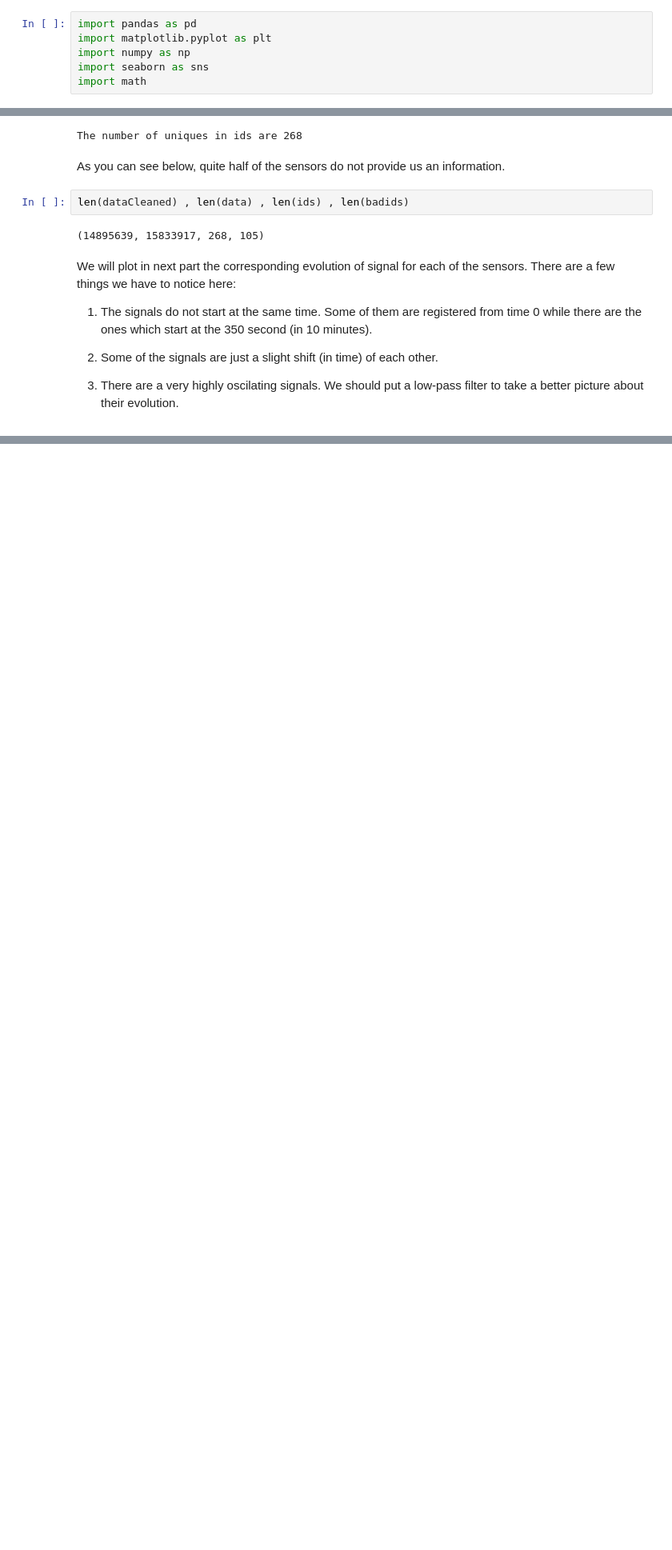
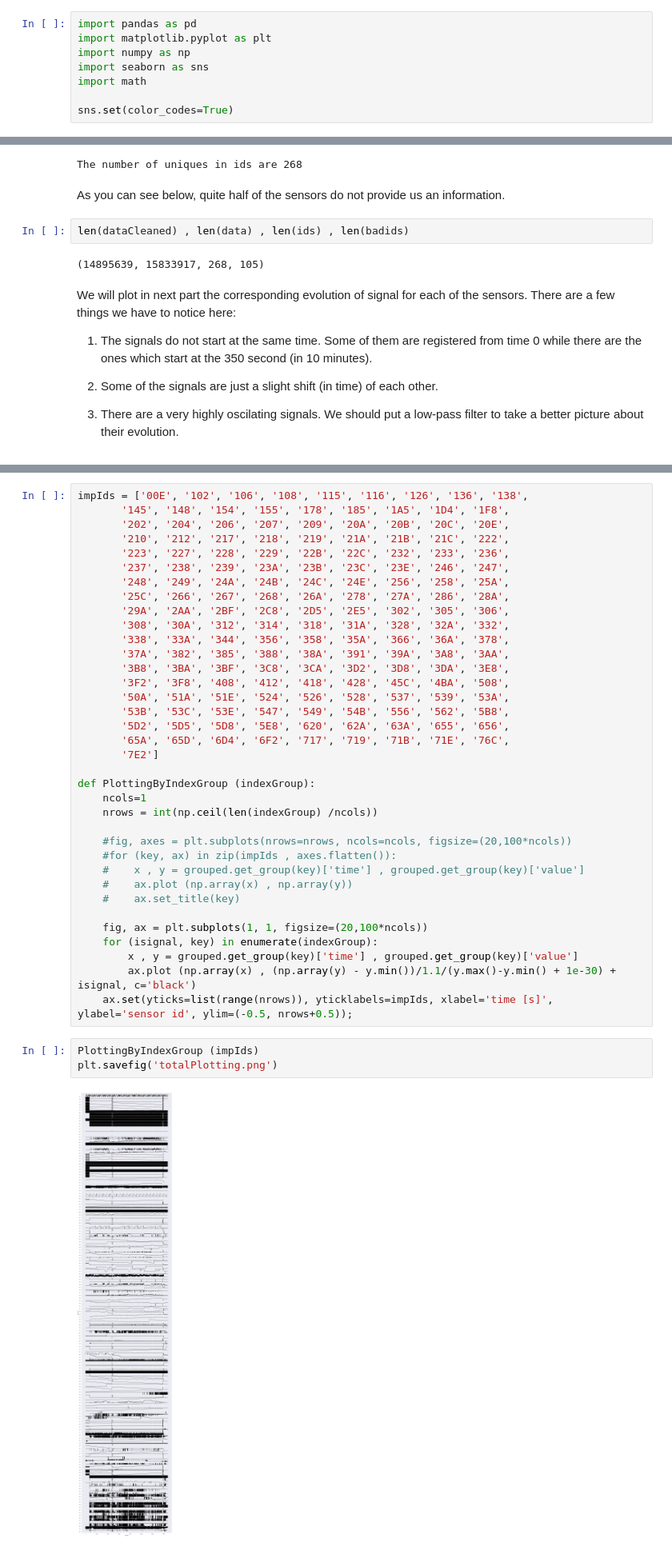
Before and after one commit to tweag/connectedcar, a Jupyter notebook: ConnectedCar1.ipynb, the cells around one changed output, grey strips where cells are left out. Shown at 80% size. Cells and saved outputs as stored; diff of their text form; blank space fills up the shorter version.

```diff
--- a/ConnectedCar1.ipynb
+++ b/ConnectedCar1.ipynb
@@ -10,6 +10,8 @@ import matplotlib.pyplot as plt
 import numpy as np
 import seaborn as sns
 import math
+
+sns.set(color_codes=True)
 # %% [markdown]
 Then we read the whole data :
 # %%
@@ -96 +135,42 @@ plt.savefig('datas_read.jpg')
+# %%
+impIds = ['00E', '102', '106', '108', '115', '116', '126', '136', '138',
+       '145', '148', '154', '155', '178', '185', '1A5', '1D4', '1F8',
+       '202', '204', '206', '207', '209', '20A', '20B', '20C', '20E',
+       '210', '212', '217', '218', '219', '21A', '21B', '21C', '222',
+       '223', '227', '228', '229', '22B', '22C', '232', '233', '236',
+       '237', '238', '239', '23A', '23B', '23C', '23E', '246', '247',
+       '248', '249', '24A', '24B', '24C', '24E', '256', '258', '25A',
+       '25C', '266', '267', '268', '26A', '278', '27A', '286', '28A',
+       '29A', '2AA', '2BF', '2C8', '2D5', '2E5', '302', '305', '306',
+       '308', '30A', '312', '314', '318', '31A', '328', '32A', '332',
+       '338', '33A', '344', '356', '358', '35A', '366', '36A', '378',
+       '37A', '382', '385', '388', '38A', '391', '39A', '3A8', '3AA',
+       '3B8', '3BA', '3BF', '3C8', '3CA', '3D2', '3D8', '3DA', '3E8',
+       '3F2', '3F8', '408', '412', '418', '428', '45C', '4BA', '508',
+       '50A', '51A', '51E', '524', '526', '528', '537', '539', '53A',
+       '53B', '53C', '53E', '547', '549', '54B', '556', '562', '5B8',
+       '5D2', '5D5', '5D8', '5E8', '620', '62A', '63A', '655', '656',
+       '65A', '65D', '6D4', '6F2', '717', '719', '71B', '71E', '76C',
+       '7E2']
+
+def PlottingByIndexGroup (indexGroup):
+    ncols=1
+    nrows = int(np.ceil(len(indexGroup) /ncols))
+
+    #fig, axes = plt.subplots(nrows=nrows, ncols=ncols, figsize=(20,100*ncols))
+    #for (key, ax) in zip(impIds , axes.flatten()):
+    #    x , y = grouped.get_group(key)['time'] , grouped.get_group(key)['value']
+    #    ax.plot (np.array(x) , np.array(y))
+    #    ax.set_title(key)
+
+    fig, ax = plt.subplots(1, 1, figsize=(20,100*ncols))
+    for (isignal, key) in enumerate(indexGroup):
+        x , y = grouped.get_group(key)['time'] , grouped.get_group(key)['value']
+        ax.plot (np.array(x) , (np.array(y) - y.min())/1.1/(y.max()-y.min() + 1e-30) + isignal, c='black')
+    ax.set(yticks=list(range(nrows)), yticklabels=impIds, xlabel='time [s]', ylabel='sensor id', ylim=(-0.5, nrows+0.5));
+# %%
+PlottingByIndexGroup (impIds)
+plt.savefig('totalPlotting.png')
+# %% [output]
+[figure, added]
 # %%
```
Also changed, not shown: parts of 6 cells of this notebook, 2 other files.
